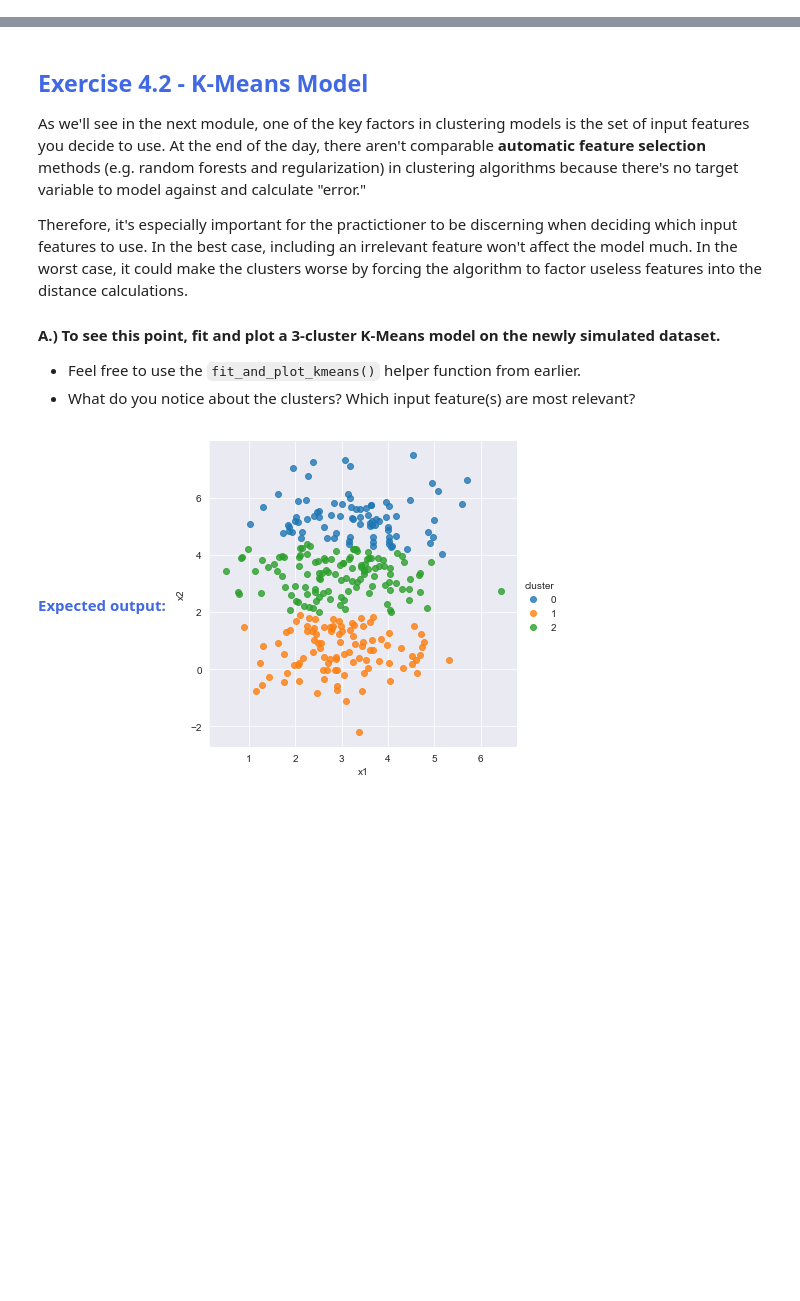
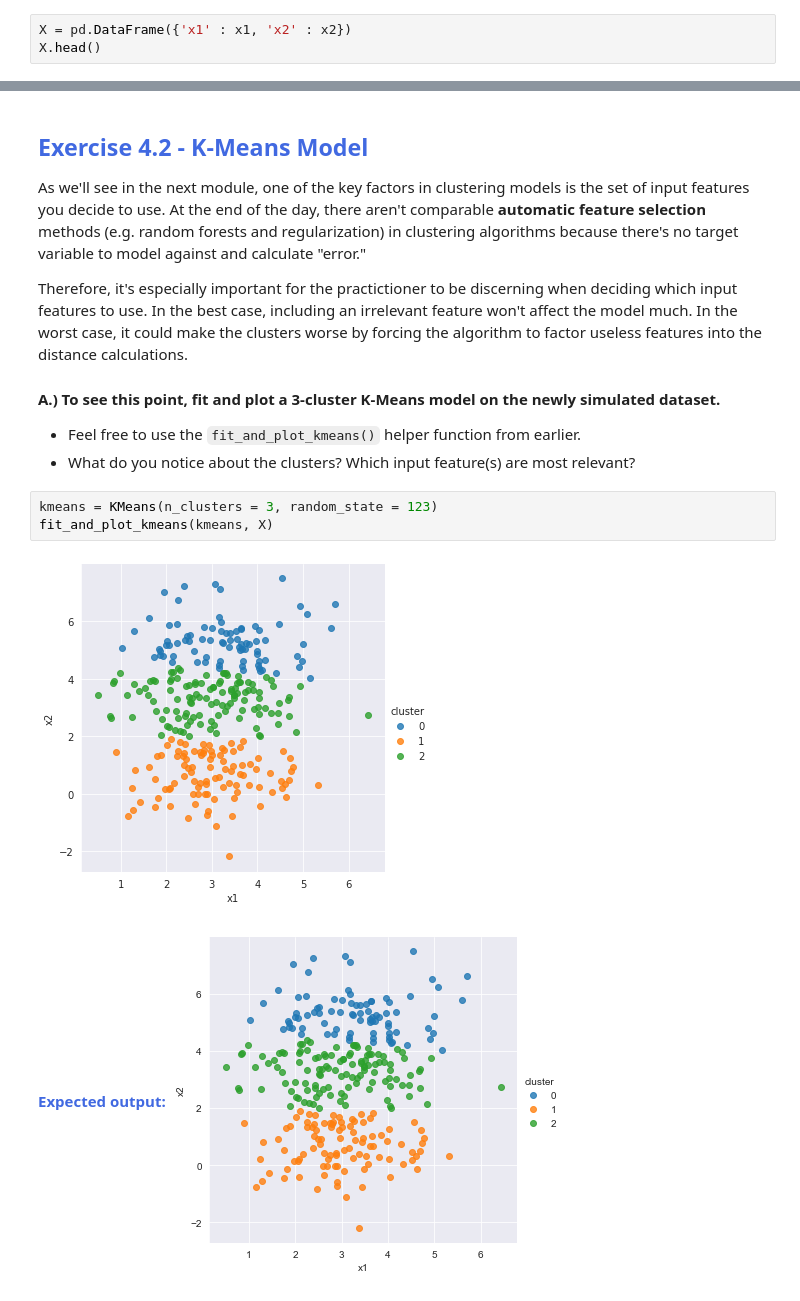
Before and after one commit to cedricsoares/elite_data_science, a Jupyter notebook: 4 - Workbook - Clustering Algorithms.ipynb, the cells around one changed output, grey strips where cells are left out. Saved outputs shown, nothing was run; the diff lists cells and outputs as text; blank space fills up the shorter version.

```diff
--- a/4 - Workbook - Clustering Algorithms.ipynb
+++ b/4 - Workbook - Clustering Algorithms.ipynb
@@ -253,3 +319,6 @@ Like in the Coding Section, we're going to simulate observations with two featur
 <img src="embedded-picture-1">
 # %% [markdown]
 #### F.) And finally, before proceeding, let's just create a single features dataframe <code>X</code>. Display the first 5 rows.
+# %%
+X = pd.DataFrame({'x1' : x1, 'x2' : x2})
+X.head()
@@ -301,6 +377,11 @@ Therefore, it's especially important for the practictioner to be discerning when
 #### A.) To see this point, fit and plot a 3-cluster K-Means model on the newly simulated dataset.
 * Feel free to use the <code>fit_and_plot_kmeans()</code> helper function from earlier.
 * What do you notice about the clusters? Which input feature(s) are most relevant?
+# %%
+kmeans = KMeans(n_clusters = 3, random_state = 123)
+fit_and_plot_kmeans(kmeans, X)
+# %% [output]
+[figure, added]
 # %% [markdown]
 <strong style="color:RoyalBlue">Expected output:</strong>
 <img src="embedded-picture-1">
```
Also changed, not shown: parts of 10 cells of this notebook.
